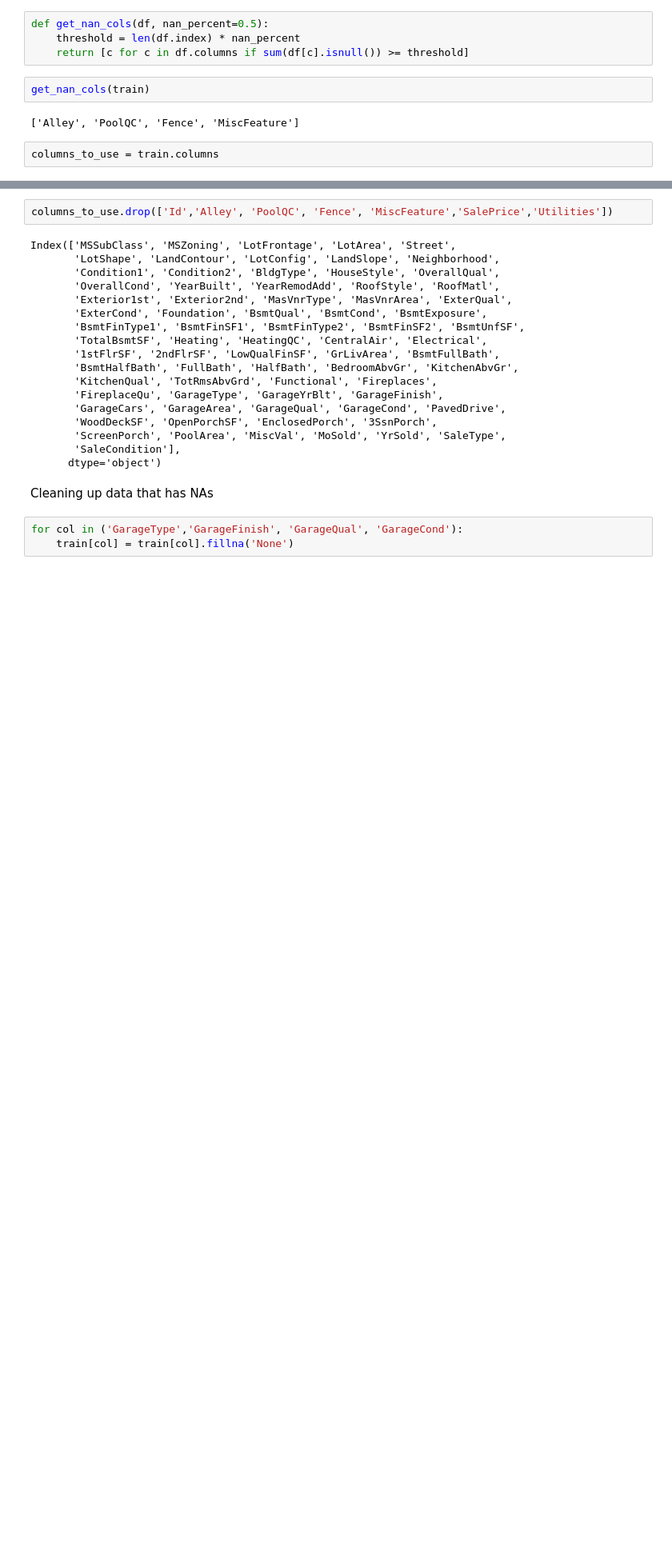
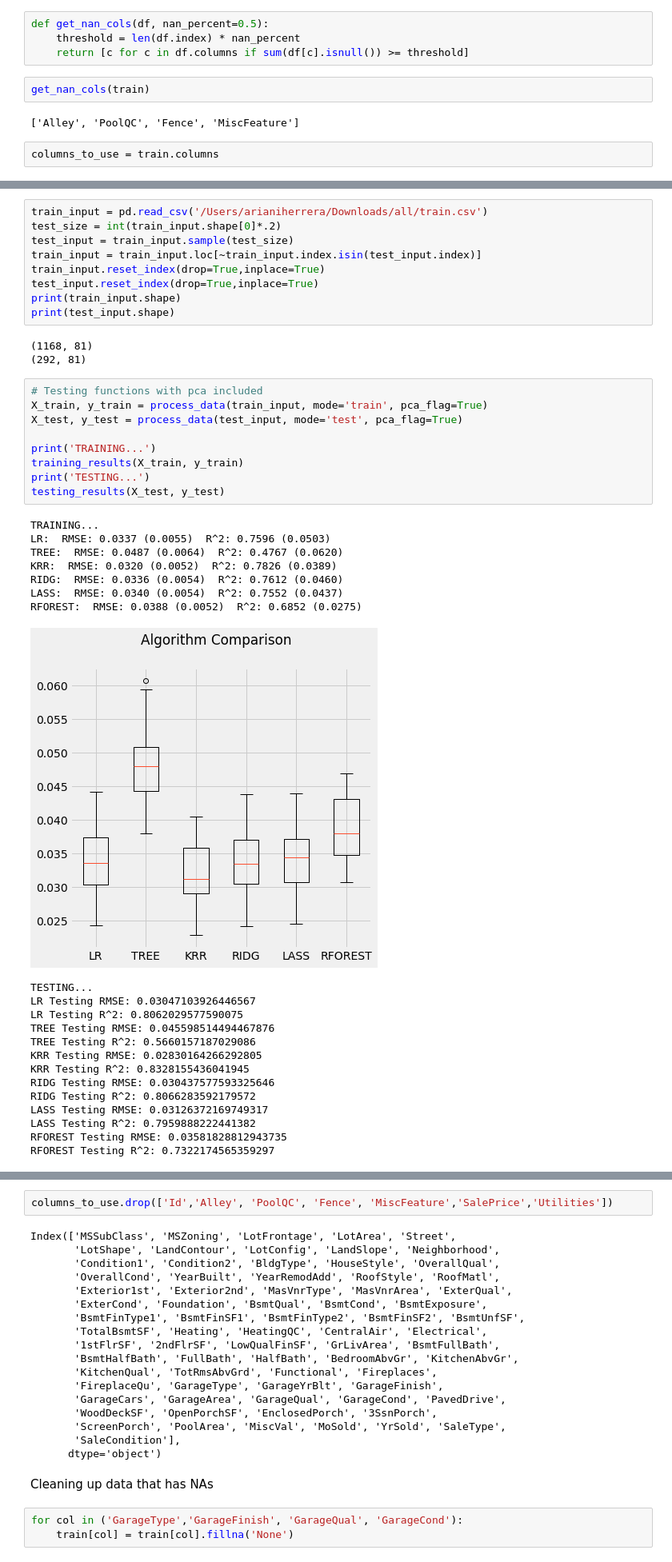
Before and after one commit to ariani86/Machine_Learning_Prohect, a Jupyter notebook: MLKaggleCodeWarriors.ipynb, the cells around one changed output, grey strips where cells are left out. Shown at 80% size. Cells and saved outputs as stored; diff of their text form; blank space fills up the shorter version.

```diff
--- a/MLKaggleCodeWarriors.ipynb
+++ b/MLKaggleCodeWarriors.ipynb
@@ -170,0 +314,43 @@ columns_to_use = train.columns
+# %%
+train_input = pd.read_csv('/Users/arianiherrera/Downloads/all/train.csv')
+test_size = int(train_input.shape[0]*.2)
+test_input = train_input.sample(test_size)
+train_input = train_input.loc[~train_input.index.isin(test_input.index)]
+train_input.reset_index(drop=True,inplace=True)
+test_input.reset_index(drop=True,inplace=True)
+print(train_input.shape)
+print(test_input.shape)
+# %% [output]
+(1168, 81)
+(292, 81)
+# %%
+# Testing functions with pca included
+X_train, y_train = process_data(train_input, mode='train', pca_flag=True)
+X_test, y_test = process_data(test_input, mode='test', pca_flag=True)
+
+print('TRAINING...')
+training_results(X_train, y_train)
+print('TESTING...')
+testing_results(X_test, y_test)
+# %% [output]
+TRAINING...
+LR:  RMSE: 0.0337 (0.0055)  R^2: 0.7596 (0.0503)
+TREE:  RMSE: 0.0487 (0.0064)  R^2: 0.4767 (0.0620)
+KRR:  RMSE: 0.0320 (0.0052)  R^2: 0.7826 (0.0389)
+RIDG:  RMSE: 0.0336 (0.0054)  R^2: 0.7612 (0.0460)
+LASS:  RMSE: 0.0340 (0.0054)  R^2: 0.7552 (0.0437)
+RFOREST:  RMSE: 0.0388 (0.0052)  R^2: 0.6852 (0.0275)
+[figure, added]
+TESTING...
+LR Testing RMSE: 0.03047103926446567
+LR Testing R^2: 0.8062029577590075
+TREE Testing RMSE: 0.045598514494467876
+TREE Testing R^2: 0.5660157187029086
+KRR Testing RMSE: 0.02830164266292805
+KRR Testing R^2: 0.8328155436041945
+RIDG Testing RMSE: 0.030437577593325646
+RIDG Testing R^2: 0.8066283592179572
+LASS Testing RMSE: 0.03126372169749317
+LASS Testing R^2: 0.7959888222441382
+RFOREST Testing RMSE: 0.03581828812943735
+RFOREST Testing R^2: 0.7322174565359297
```
Also changed, not shown: parts of 12 cells of this notebook.
